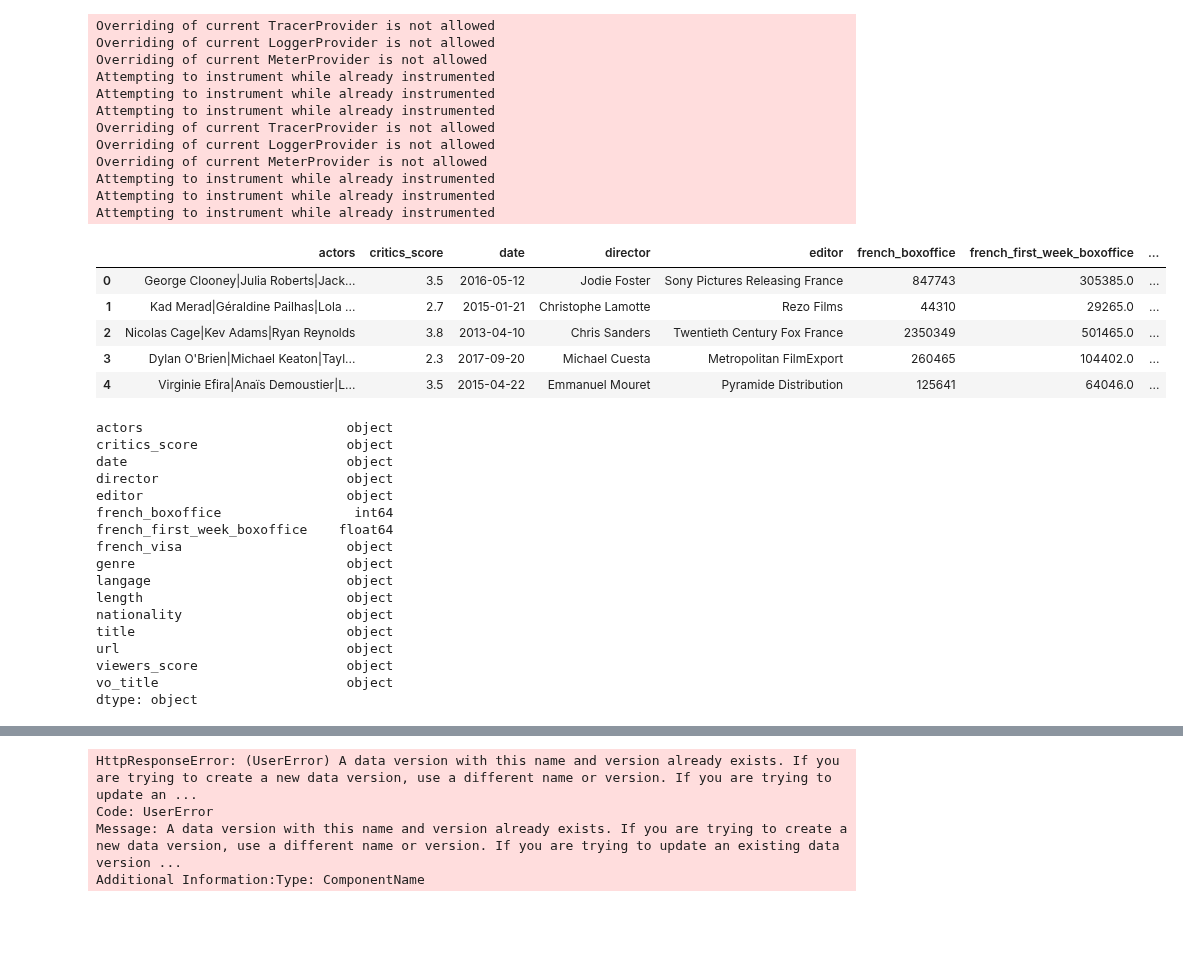
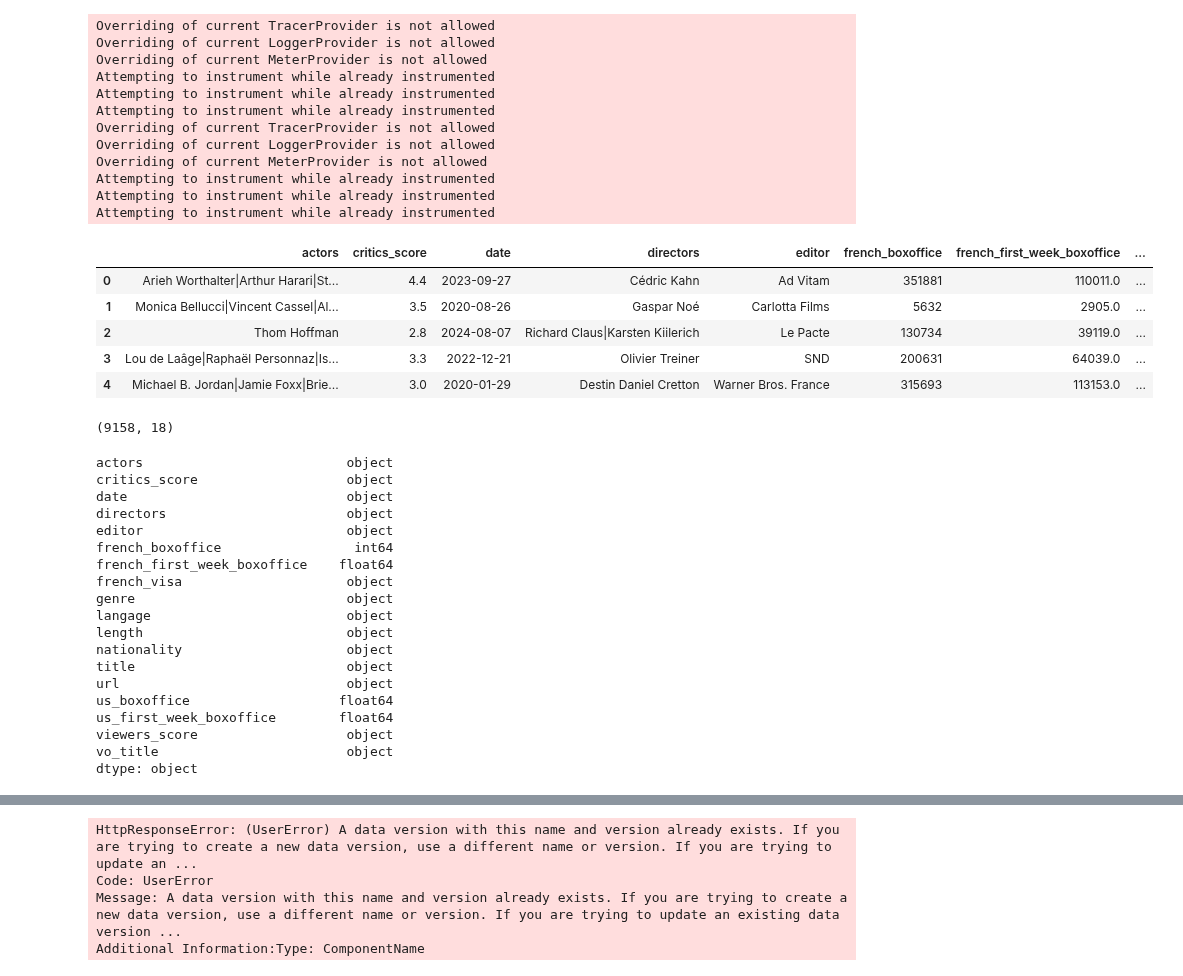
Before and after one commit to SamuelTD/new_is_always_better, a Jupyter notebook: modelisation/victor/clean.ipynb, the cells around one changed output, grey strips where cells are left out. Saved outputs shown, nothing was run; the diff lists cells and outputs as text; code cells hidden in the pictures; blank space fills up the shorter version.

```diff
--- a/modelisation/victor/clean.ipynb
+++ b/modelisation/victor/clean.ipynb
@@ -1,46 +1,50 @@
 # %%
 import pandas as pd
 import numpy as np
 from azure.ai.ml import MLClient
 from azure.identity import DefaultAzureCredential
 
 ml_client = MLClient(
     credential=DefaultAzureCredential(),
     subscription_id="72eb7803-e874-44cb-b6d9-33f2fa3eb88c",
     resource_group_name="vpoutotrg",
     workspace_name="mlstudio-groupe4"
 )
 
-data_asset = ml_client.data.get("allo_cine", version="10")
+data_asset = ml_client.data.get("allo_cine", version="11")
 
 df = pd.read_parquet(data_asset.path)
 df.head()
 # %% [output]
 Overriding of current TracerProvider is not allowed
 Overriding of current LoggerProvider is not allowed
 Overriding of current MeterProvider is not allowed
 Attempting to instrument while already instrumented
 Attempting to instrument while already instrumented
 Attempting to instrument while already instrumented
 Overriding of current TracerProvider is not allowed
 Overriding of current LoggerProvider is not allowed
 Overriding of current MeterProvider is not allowed
 Attempting to instrument while already instrumented
 Attempting to instrument while already instrumented
 Attempting to instrument while already instrumented
-|  | actors | critics_score | date | director | editor | french_boxoffice | french_first_week_boxoffice | ... |
-| 0 | George Clooney|Julia Roberts|Jack... | 3.5 | 2016-05-12 | Jodie Foster | Sony Pictures Releasing France | 847743 | 305385.0 | ... |
-| 1 | Kad Merad|Géraldine Pailhas|Lola ... | 2.7 | 2015-01-21 | Christophe Lamotte | Rezo Films | 44310 | 29265.0 | ... |
-| 2 | Nicolas Cage|Kev Adams|Ryan Reynolds | 3.8 | 2013-04-10 | Chris Sanders | Twentieth Century Fox France | 2350349 | 501465.0 | ... |
-| 3 | Dylan O'Brien|Michael Keaton|Tayl... | 2.3 | 2017-09-20 | Michael Cuesta | Metropolitan FilmExport | 260465 | 104402.0 | ... |
-| 4 | Virginie Efira|Anaïs Demoustier|L... | 3.5 | 2015-04-22 | Emmanuel Mouret | Pyramide Distribution | 125641 | 64046.0 | ... |
+|  | actors | critics_score | date | directors | editor | french_boxoffice | french_first_week_boxoffice | ... |
+| 0 | Arieh Worthalter|Arthur Harari|St... | 4.4 | 2023-09-27 | Cédric Kahn | Ad Vitam | 351881 | 110011.0 | ... |
+| 1 | Monica Bellucci|Vincent Cassel|Al... | 3.5 | 2020-08-26 | Gaspar Noé | Carlotta Films | 5632 | 2905.0 | ... |
+| 2 | Thom Hoffman | 2.8 | 2024-08-07 | Richard Claus|Karsten Kiilerich | Le Pacte | 130734 | 39119.0 | ... |
+| 3 | Lou de Laâge|Raphaël Personnaz|Is... | 3.3 | 2022-12-21 | Olivier Treiner | SND | 200631 | 64039.0 | ... |
+| 4 | Michael B. Jordan|Jamie Foxx|Brie... | 3.0 | 2020-01-29 | Destin Daniel Cretton | Warner Bros. France | 315693 | 113153.0 | ... |
+# %%
+df.shape
+# %% [output]
+(9158, 18)
 # %%
 df.dtypes
 # %% [output]
 actors                          object
 critics_score                   object
 date                            object
-director                        object
+directors                       object
 editor                          object
 french_boxoffice                 int64
 french_first_week_boxoffice    float64
@@ -51,6 +55,8 @@ length                          object
 nationality                     object
 title                           object
 url                             object
+us_boxoffice                   float64
+us_first_week_boxoffice        float64
 viewers_score                   object
 vo_title                        object
 dtype: object
```
Also changed, not shown: parts of 7 cells of this notebook, 2 other files.
